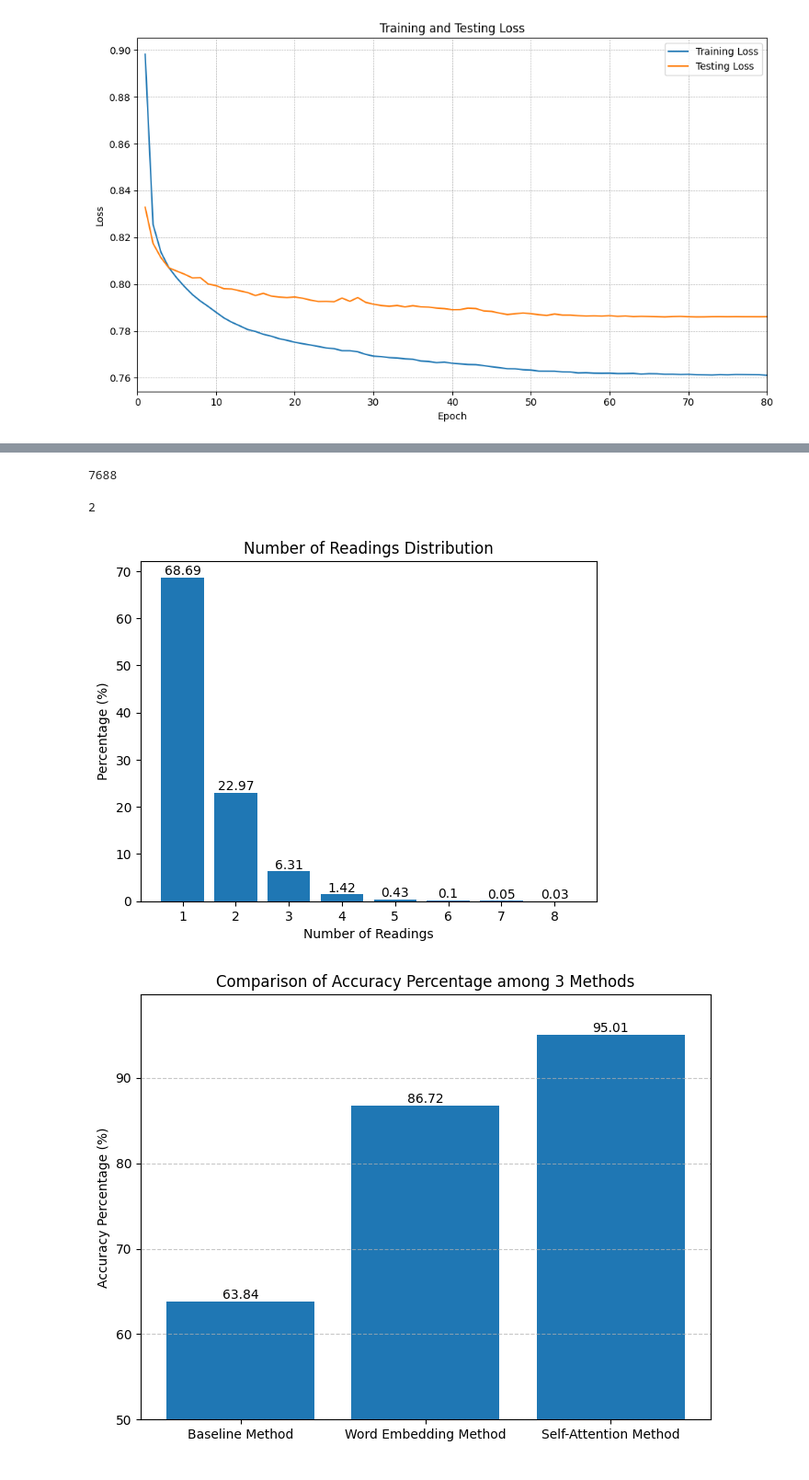
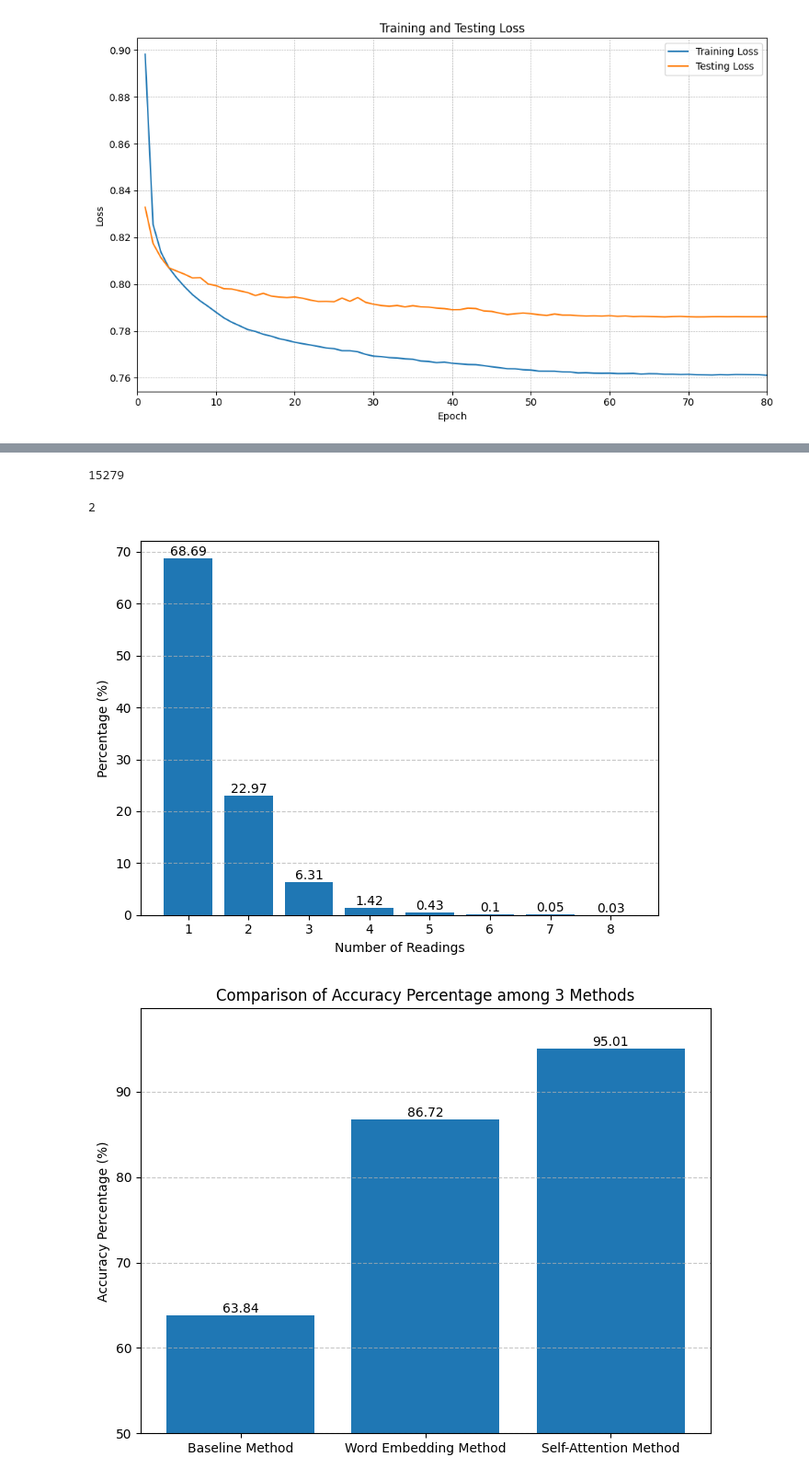
Before and after one commit to LalisaDNN/SinoVietnameseTranscriptionProject, a Jupyter notebook: plot_data.ipynb, the cells around one changed output, grey strips where cells are left out. Shown at 92% size. Cells and saved outputs as stored; diff of their text form; code cells hidden in the pictures.

```diff
--- a/plot_data.ipynb
+++ b/plot_data.ipynb
@@ -301,9 +257,9 @@ with open("vocab/large_vocab.json", 'r', encoding="utf-8") as large_vocab_file:
 # print(base_vocab)
 # %%
 num_readings = {1: 0, 2: 0, 3: 0, 4: 0, 5: 0, 6: 0, 7: 0, 8: 0}
-for sino in base_vocab:
-    readings = len(base_vocab[sino])
+for sino, readingss in large_vocab.items():
+    readings = len(readingss)
     num_readings[readings] += 1
-print(len(base_vocab))
+print(len(large_vocab))
 # %% [output]
-7688
+15279
@@ -318,31 +270,35 @@ print(s['s'][1])
 # %% [output]
 2
 # %%
-
+save_dir = "G:\OneDrive\OneDrive - Hanoi University of Science and Technology\Research\[24.07.28] Sino-Vietnamese Transcription\Figs"
 # Calculate the total number of readings
 total_readings = sum(num_readings.values())
 
 # Calculate the percentage of each number of readings
 readings_percentage = [round(value / total_readings * 100, 2) for value in num_readings.values()]
 
 # Extract the keys and values from the num_readings dictionary
 keys = list(num_readings.keys())
 values = readings_percentage
 
 # Plot the bar graph
 plt.bar(keys, values)
 for i, v in enumerate(values):
     plt.text(keys[i], v, str(v), ha='center', va='bottom')
 
 # Add labels and title
+plt.grid(axis='y', linestyle='--', alpha=0.7)
+
 plt.xlabel('Number of Readings')
 plt.ylabel('Percentage (%)')
-plt.title('Number of Readings Distribution')
-plt.savefig("others/reading_distribution.png")
+plt.tight_layout()
+
+# plt.title('Number of Readings Distribution')
+plt.savefig(f"{save_dir}/reading_distribution.pdf")
 # Display the plot
 plt.show()
 # %% [output]
-[figure, old version]
+[figure, new version]
 # %%
 import matplotlib.pyplot as plt
 
```
Also changed, not shown: parts of 3 cells of this notebook, 10 other files.
